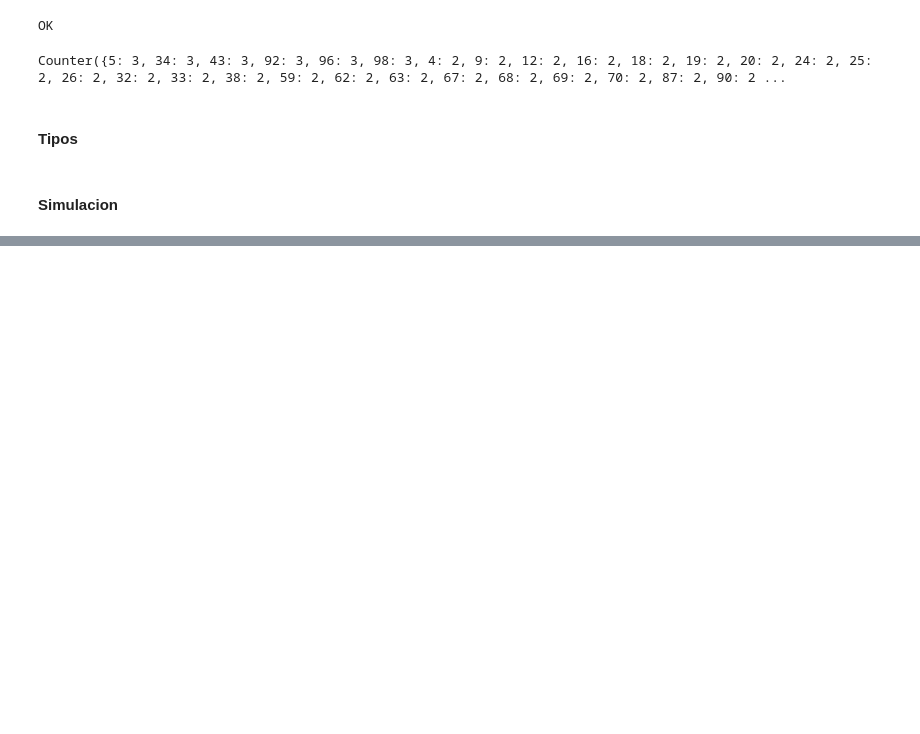
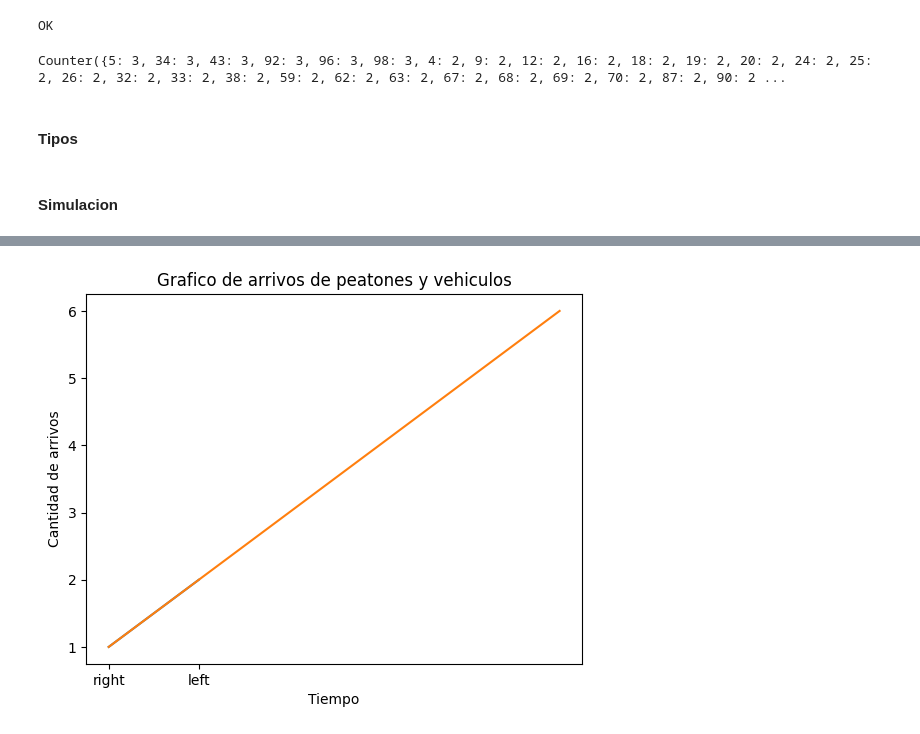
Before and after one commit to MartinCohen98/simulacion_tp1_grupo2_1c2024, a Jupyter notebook: mixmax_rng.ipynb, the cells around one changed output, grey strips where cells are left out. Saved outputs shown, nothing was run; the diff lists cells and outputs as text; code cells hidden in the pictures; blank space fills up the shorter version.

```diff
--- a/mixmax_rng.ipynb
+++ b/mixmax_rng.ipynb
@@ -784,7 +767,7 @@ class TraficLight:
 # %%
 """representation of the board where the simulation occurs"""
 class Cross:
-    def __init__(self, crosswalks_width, pedestrian_arrivals, vehicle_arrivals, green_pos, seed_to_pedestrian=1):
+    def __init__(self, crosswalks_width, pedestrian_arrivals, vehicle_arrivals, green_pos, seed_to_pedestrian=1, seed_cross=SEED_BASE_TO_CROSS):
         # Creacion del cruze peatonal
         self.matriz = self._generate_matriz(crosswalks_width)
         # Creacion de las zonas de esperas de los peatones
@@ -800,6 +783,8 @@ class Cross:
             self.lanes.append(lane)
         # tiempo total de la simulacion
         self.actual_time = 0
+        # generador aleatorio para resolucion de conflictos de celda
+        self.random_generator = MixmaxRNG(seed_cross, MATRIX_SIZE, MAGIC_NUMBER, MAGIC_MODULUS)
 
     def _get_cells_to_vehicle(self, n_lane):
         # LANE = 7 = 1 + VEHICLE_SIZE_BROAD + 1
@@ -960,7 +945,6 @@ class Cross:
         self.actual_time += 1
 
     def _update_crosswalk(self, waiting_rigth, waiting_left, waiting_vehicle):
-        # todo terminar
         # todo esta funcion puede partirse en mas funciones refactorizar
         # numero de carril
         n_lane = 0
@@ -978,7 +962,7 @@ class Cross:
                 continue
             # al menos un auto compite con los peatones para pasar
             # se toma un valor al azar uniforme
-            val_uniform = 0 # todo aca deberia estar el generador aleatorio
+            val_uniform = self.random_generator.generate_number()
             # si el valor supera la prioriedad de los peatones pasa el vehiculo
             if not pedestrian_priority_before_vehicle(val_uniform) or lane.is_lane_reserver_for_vehicles():
                 # se bloquean las celdas para que pasen los vehiculos
@@ -1037,13 +1021,11 @@ class Cross:
                     self._agregate_to_intended_cells(pedestrian, new_pos, pedestrian_intended_cells)
         for intended_cell in pedestrian_intended_cells:
             # genero valor aleatorio para saber que peaton se mueve
-            val_p = 0 # todo aca va el numero aleatorio
+            val_p = self.random_generator.generate_number()
             # traslado al peaton a su nueva celda
             ex_pos = intended_cell.select_pretender(val_p)
             # elimino de la vieja celda al peaton para que solo ocupe una celda a la vez
             self.matriz[ex_pos[0]][ex_pos[1]].transfer()
-        # todo
-        #
         return
 
     def _get_all_pos_cells_whit_pedestrian(self):
@@ -1325,7 +1330,7 @@ def add_data_in_result(simulation, simulation_results, second):
     simulation_results.add_data_in_second(second, missing_pedestrians, pedestrians_waiting, vehicles_waiting, matrix, is_green)
     return
 
-def generate_data_whit_params(n_green_pos, n_vehicle_arrival_rate, n_pedestrian_arrival_rate, n_crosswalks_width, seed_pederastian_arrivals=32, seed_vehicle_arrivals=54, total_time=SECONDS_IN_HOUR, seed_to_pedestrian=SEED_BASE_TO_PEDESTRIAN):
+def generate_data_whit_params(n_green_pos, n_vehicle_arrival_rate, n_pedestrian_arrival_rate, n_crosswalks_width, seed_pederastian_arrivals=32, seed_vehicle_arrivals=54, total_time=SECONDS_IN_HOUR, seed_to_pedestrian=SEED_BASE_TO_PEDESTRIAN, seed_to_cross=SEED_BASE_TO_CROSS):
     if total_time < 0:
         raise ValueError("Error, the total simulation time (in seconds) cannot be negative.")
 
@@ -1347,18 +1352,19 @@ def generate_data_whit_params(n_green_pos, n_vehicle_arrival_rate, n_pedestrian_
     crosswalks_width = CROSSWALKS_WIDTH_POSSIBILITIES[n_crosswalks_width]
 
     # aca se va almacenar toda la informacion de la simulacion
-    result = SimulationResults(n_green_pos, n_vehicle_arrival_rate, n_pedestrian_arrival_rate, n_crosswalks_width, seed_pederastian_arrivals, seed_vehicle_arrivals, pederastian_arrivals, vehicle_arrivals, seed_to_pedestrian)
+    result = SimulationResults(n_green_pos, n_vehicle_arrival_rate, n_pedestrian_arrival_rate, n_crosswalks_width, seed_pederastian_arrivals, seed_vehicle_arrivals, pederastian_arrivals, vehicle_arrivals, seed_to_pedestrian, seed_to_cross)
 
     # inicio de simulacion
-    simulation = Cross(crosswalks_width, pederastian_arrivals_hist, vehicle_arrivals_hist, n_green_pos, seed_to_pedestrian)
+    simulation = Cross(crosswalks_width, pederastian_arrivals_hist, vehicle_arrivals_hist, n_green_pos, seed_to_pedestrian, seed_to_cross)
     add_data_in_result(simulation, result, 0)
     for actual_time in range(1, total_time):
         simulation.tick()
         add_data_in_result(simulation, result, actual_time)
     return result
 # %%
-simulacion_1 = generate_data_whit_params(0, 0, 0, CROSSWALKS_WIDTH_POSSIBILITIES[0], total_time=1, seed_to_pedestrian=SEED_BASE_TO_PEDESTRIAN)
-simulacion_1.view_data_per_second(0.5, total_time=1)
+total_time = 1
+simulacion_1 = generate_data_whit_params(0, 0, 0, CROSSWALKS_WIDTH_POSSIBILITIES[0], total_time=total_time, seed_to_pedestrian=SEED_BASE_TO_PEDESTRIAN, seed_to_cross=SEED_BASE_TO_CROSS)
+simulacion_1.view_data_per_second(0.5, total_time=total_time)
 # %% [output]
 Animacion de la simulacion del punto 4
 
@@ -1379,0 +1401,4 @@ Animacion de la simulacion del punto 4 finalizada.
+# %%
+simulacion_1.draw_acumulative_arrivals()
+# %% [output]
+[figure, added]
```
Also changed, not shown: parts of 8 cells of this notebook.
